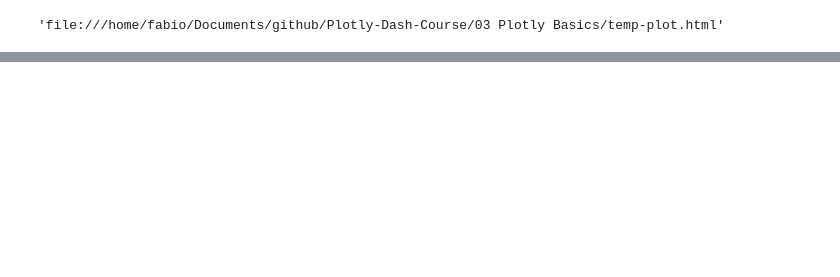
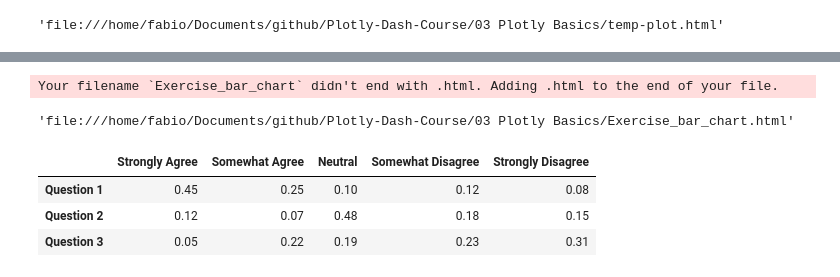
Before and after one commit to fabiodemo/Plotly-Dash-Course, a Jupyter notebook: 03 Plotly Basics/Plotly.ipynb, the cells around one changed output, grey strips where cells are left out. Saved outputs shown, nothing was run; the diff lists cells and outputs as text; code cells hidden in the pictures; blank space fills up the shorter version.

```diff
--- a/03 Plotly Basics/Plotly.ipynb
+++ b/03 Plotly Basics/Plotly.ipynb
@@ -109,0 +260,41 @@ pyo.plot(data)
+# %%
+
+#######
+
+######
+
+# create a DataFrame from the .csv file:
+df = pd.read_csv('../Data/mocksurvey.csv', index_col= 0)
+
+
+# create traces using a list comprehension:
+traces = [go.Bar({
+        'x': df.index,
+        'y': df[response],
+        'orientation': 'h',
+        'name': response
+}) for response in df.columns]
+
+
+
+
+
+# create a layout, remember to set the barmode here
+layout = go.Layout(title= 'Survey Results - Bar Chart', barmode= 'stack')
+fig = go.Figure(data= traces, layout= layout)
+pyo.plot(fig, filename= 'Exercise_bar_chart')
+
+
+
+
+# create a fig from data & layout, and plot the fig.
+# %% [output]
+Your filename `Exercise_bar_chart` didn't end with .html. Adding .html to the end of your file.
+'file:///home/fabio/Documents/github/Plotly-Dash-Course/03 Plotly Basics/Exercise_bar_chart.html'
+# %%
+df.head()
+# %% [output]
+|  | Strongly Agree | Somewhat Agree | Neutral | Somewhat Disagree | Strongly Disagree |
+| Question 1 | 0.45 | 0.25 | 0.10 | 0.12 | 0.08 |
+| Question 2 | 0.12 | 0.07 | 0.48 | 0.18 | 0.15 |
+| Question 3 | 0.05 | 0.22 | 0.19 | 0.23 | 0.31 |
```
Also changed, not shown: parts of 12 cells of this notebook, 6 other files.
